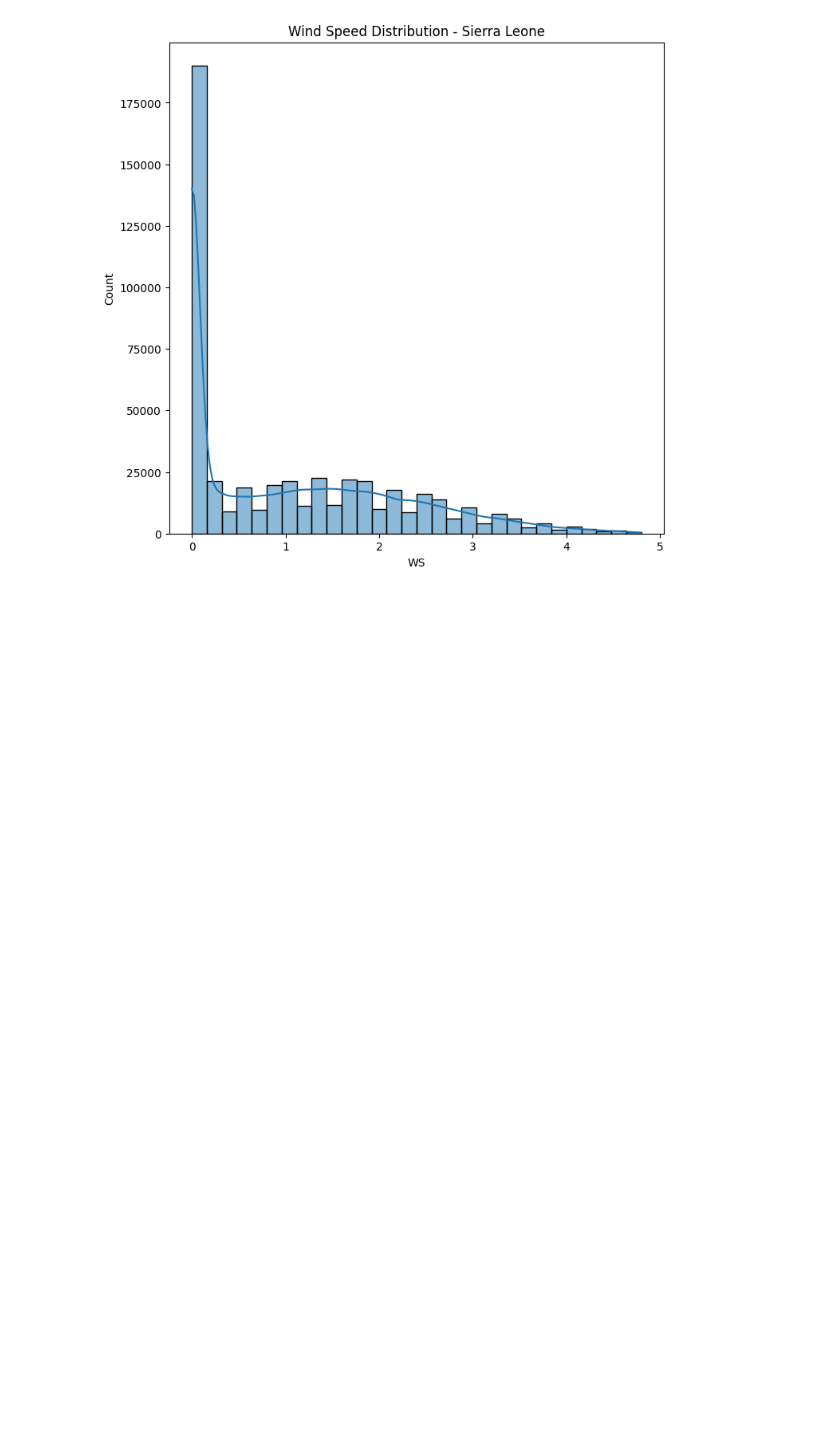
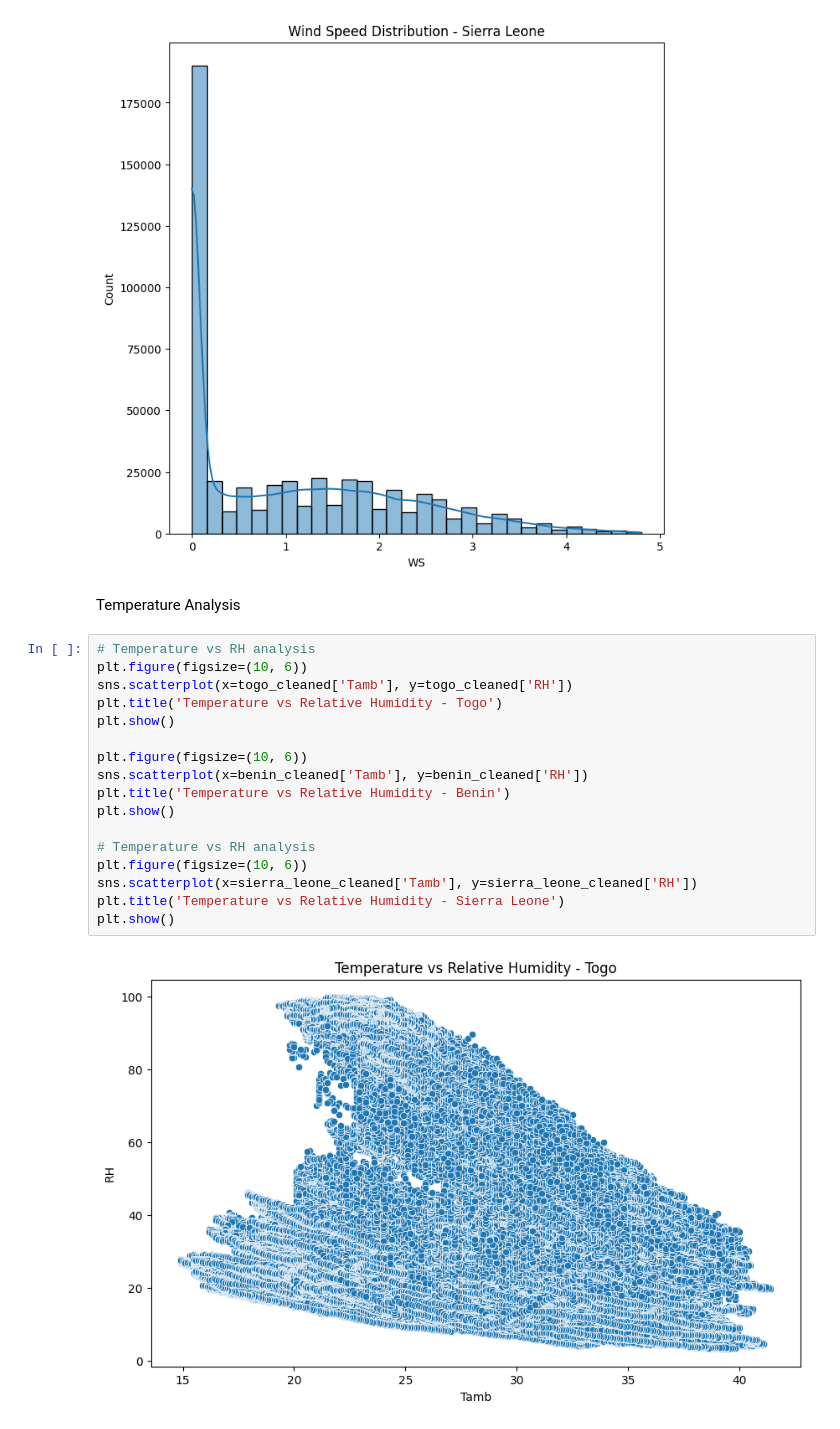
Before and after one commit to Birkity/10_Academy, a Jupyter notebook: notebooks/eda.ipynb, the cells around one changed output. Cells and saved outputs as stored; diff of their text form; blank space fills up the shorter version.

Commit message:
Temperature analysis

```diff
--- a/notebooks/eda.ipynb
+++ b/notebooks/eda.ipynb
@@ -215,3 +215,24 @@ plt.show()
 [figure]
 [figure]
 [figure]
+# %% [markdown]
+Temperature Analysis
+# %%
+# Temperature vs RH analysis
+plt.figure(figsize=(10, 6))
+sns.scatterplot(x=togo_cleaned['Tamb'], y=togo_cleaned['RH'])
+plt.title('Temperature vs Relative Humidity - Togo')
+plt.show()
+
+plt.figure(figsize=(10, 6))
+sns.scatterplot(x=benin_cleaned['Tamb'], y=benin_cleaned['RH'])
+plt.title('Temperature vs Relative Humidity - Benin')
+plt.show()
+
+# Temperature vs RH analysis
+plt.figure(figsize=(10, 6))
+sns.scatterplot(x=sierra_leone_cleaned['Tamb'], y=sierra_leone_cleaned['RH'])
+plt.title('Temperature vs Relative Humidity - Sierra Leone')
+plt.show()
+# %% [output]
+[figure, added]
```
Also changed, not shown: parts of 1 cell of this notebook.
